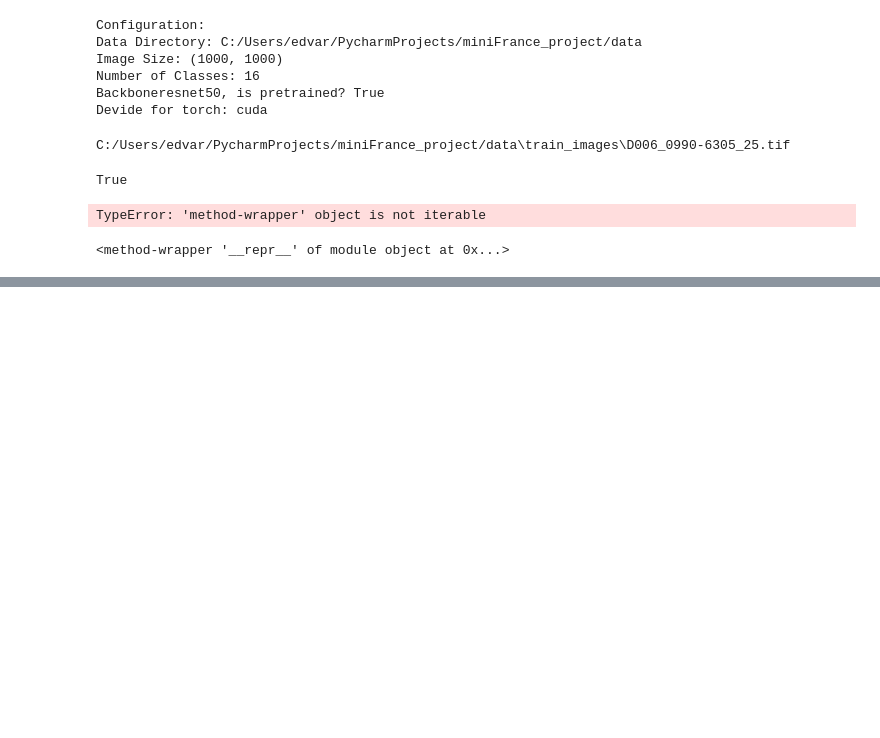
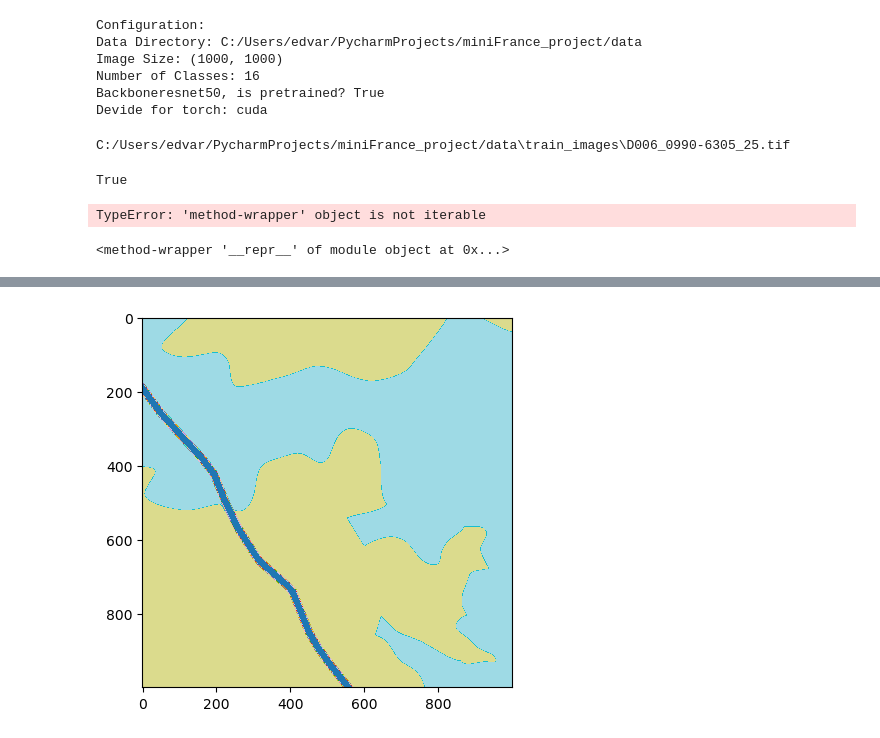
Before and after one commit to Efoks/sem_sat_img_segmentation, a Jupyter notebook: notebooks/playground.ipynb, the cells around one changed output, grey strips where cells are left out. Drawn from its saved outputs; the diff is of its cells as text; code cells hidden in the pictures; blank space fills up the shorter version.

```diff
--- a/notebooks/playground.ipynb
+++ b/notebooks/playground.ipynb
@@ -94,0 +333,6 @@ hyperparameter_config.__repr__
+# %%
+mask_path = 'D:\\ann_data\\D072\\72-2013-0455-6780-LA93-0M50-E080.jp2.tif'.split(os.sep)
+mask_path.insert(2, 'labels')
+mask_path[4] = os.path.splitext(mask_path[4])[0].replace('.jp2', '_UA2012.tif')
+mask_path = os.sep.join(mask_path)
+os.path.basename(mask_path)
@@ -94,0 +411,84 @@ hyperparameter_config.__repr__
+# %%
+import os
+import torch
+from torchvision import transforms
+from torch.utils.data import Dataset, DataLoader
+from torch.utils.data.sampler import SubsetRandomSampler
+import config_test as config
+import rasterio
+from rasterio.plot import  reshape_as_image
+import torch.nn.functional as F
+%load_ext autoreload
+
+# Mean and standard deviation for image normalization, that are used for pretrained DeepLabV3
+mean = [0.485, 0.456, 0.406]
+std = [0.229, 0.224, 0.225]
+
+
+class MiniFranceDataset(Dataset):
+    def __init__(self, supervised_train_images_dir=config.SUPERVISED_TRAIN_IMAGE_DIR,
+                        train_masks_dir=os.path.join(config.DATA_DIR, "supervised_dataset", "masks"),
+                        unsupervised_train_images_dir=config.UNSUPERVISED_TRAIN_IMAGE_DIR,
+                        transform=None):
+
+        self.sup_image_dir = supervised_train_images_dir
+        self.mask_dir = train_masks_dir
+        self.unsup_image_dir = unsupervised_train_images_dir
+
+        self.image_files = os.listdir(supervised_train_images_dir) + os.listdir(unsupervised_train_images_dir)
+        self.transformation = transform
+
+    def __len__(self):
+        return len(self.image_files)
+
+    def __getitem__(self, idx):
+        image_filename = self.image_files[idx]
+
+        if os.path.exists(os.path.join(self.sup_image_dir, image_filename)):
+
+            image_path = os.path.join(self.sup_image_dir, image_filename)
+            mask_path = os.path.join(self.mask_dir,
+                                         f"mask_{os.path.splitext(image_filename)[0]}.tif")
+
+            image = reshape_as_image(rasterio.open(image_path).read())
+
+            if self.transformation:
+                image = self.transformation(image)
+
+            mask = rasterio.open(mask_path).read(1)
+            mask = torch.from_numpy(mask).long()  # Convert numpy array to LongTensor
+
+            # Check if the mask contains valid class indices
+            if not torch.all((mask >= 0) & (mask < config.NUM_CLASSES)):
+                raise ValueError(f"Mask values must be between 0 and {config.NUM_CLASSES - 1}")
+
+            # One hot encode to convert masks shape into [num_classes, size_x, size_y]
+            # from [num_channels, size_x, size_y]
+            mask = F.one_hot(mask, config.NUM_CLASSES)
+            mask = mask.permute(2, 0, 1).float()
+
+        else:
+            # Used for unsupervised data part
+            image_path = os.path.join(self.unsup_image_dir, image_filename)
+
+            image = reshape_as_image(rasterio.open(image_path).read())
+
+            image = reshape_as_image(rasterio.open(image_path).read())
+
+            if self.transformation:
+                image = self.transformation(image)
+
+            mask = [] # For compatability with DataLoader (does not accept None)
+        return image, mask
+
+dataset = MiniFranceDataset()
+
+import matplotlib.pyplot as plt
+
+images = dataset[43][0]
+mask = dataset[43][1]
+print(images.shape, mask.shape )
+print(mask)
+mask = torch.argmax(mask, dim=0)
+plt.imshow(mask, cmap='tab20', aspect='equal')
+# %% [output]
@@ -94,0 +513 @@ hyperparameter_config.__repr__
+[figure, added]
```
Also changed, not shown: parts of 33 cells of this notebook, 5 other files.
